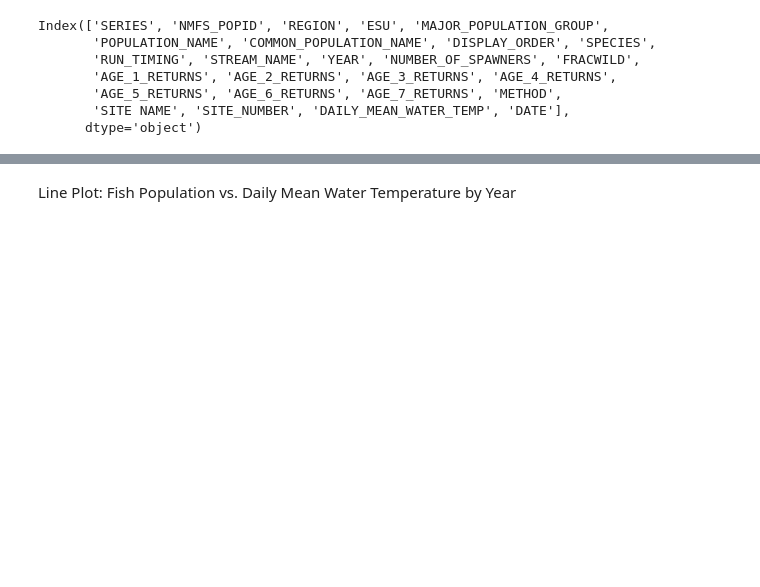
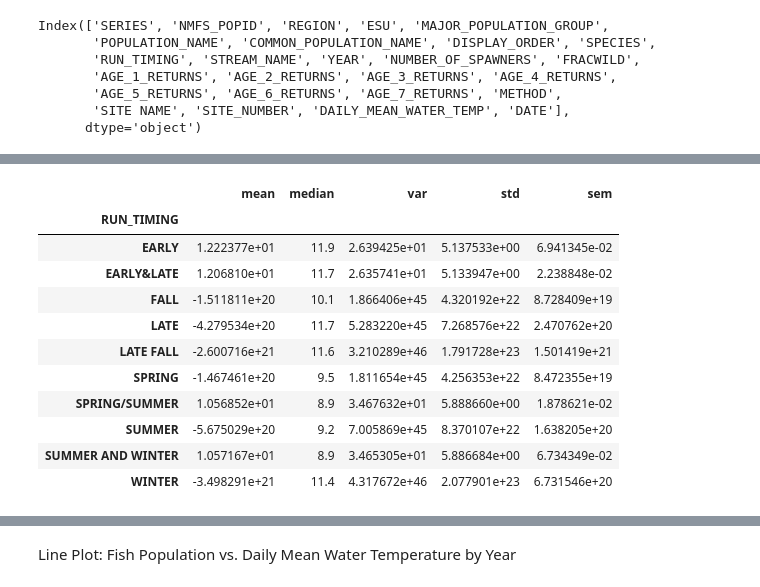
Before and after one commit to jackthomas1430/Project_3_Fish, a Jupyter notebook: fish-notebook.ipynb, the cells around one changed output, grey strips where cells are left out. Cells and saved outputs as stored; diff of their text form; code cells hidden in the pictures; blank space fills up the shorter version.

```diff
--- a/fish-notebook.ipynb
+++ b/fish-notebook.ipynb
@@ -159,0 +283,16 @@ Index(['SERIES', 'NMFS_POPID', 'REGION', 'ESU', 'MAJOR_POPULATION_GROUP',
+# %%
+season_summary = merged_data.groupby('RUN_TIMING')['DAILY_MEAN_WATER_TEMP'].agg(["mean", "median", "var", "std", "sem"])
+season_summary
+# %% [output]
+|  | mean | median | var | std | sem |
+| RUN_TIMING |  |  |  |  |  |
+| EARLY | 1.222377e+01 | 11.9 | 2.639425e+01 | 5.137533e+00 | 6.941345e-02 |
+| EARLY&LATE | 1.206810e+01 | 11.7 | 2.635741e+01 | 5.133947e+00 | 2.238848e-02 |
+| FALL | -1.511811e+20 | 10.1 | 1.866406e+45 | 4.320192e+22 | 8.728409e+19 |
+| LATE | -4.279534e+20 | 11.7 | 5.283220e+45 | 7.268576e+22 | 2.470762e+20 |
+| LATE FALL | -2.600716e+21 | 11.6 | 3.210289e+46 | 1.791728e+23 | 1.501419e+21 |
+| SPRING | -1.467461e+20 | 9.5 | 1.811654e+45 | 4.256353e+22 | 8.472355e+19 |
+| SPRING/SUMMER | 1.056852e+01 | 8.9 | 3.467632e+01 | 5.888660e+00 | 1.878621e-02 |
+| SUMMER | -5.675029e+20 | 9.2 | 7.005869e+45 | 8.370107e+22 | 1.638205e+20 |
+| SUMMER AND WINTER | 1.057167e+01 | 8.9 | 3.465305e+01 | 5.886684e+00 | 6.734349e-02 |
+| WINTER | -3.498291e+21 | 11.4 | 4.317672e+46 | 2.077901e+23 | 6.731546e+20 |
```
Also changed, not shown: parts of 34 cells of this notebook, 5 other files.
